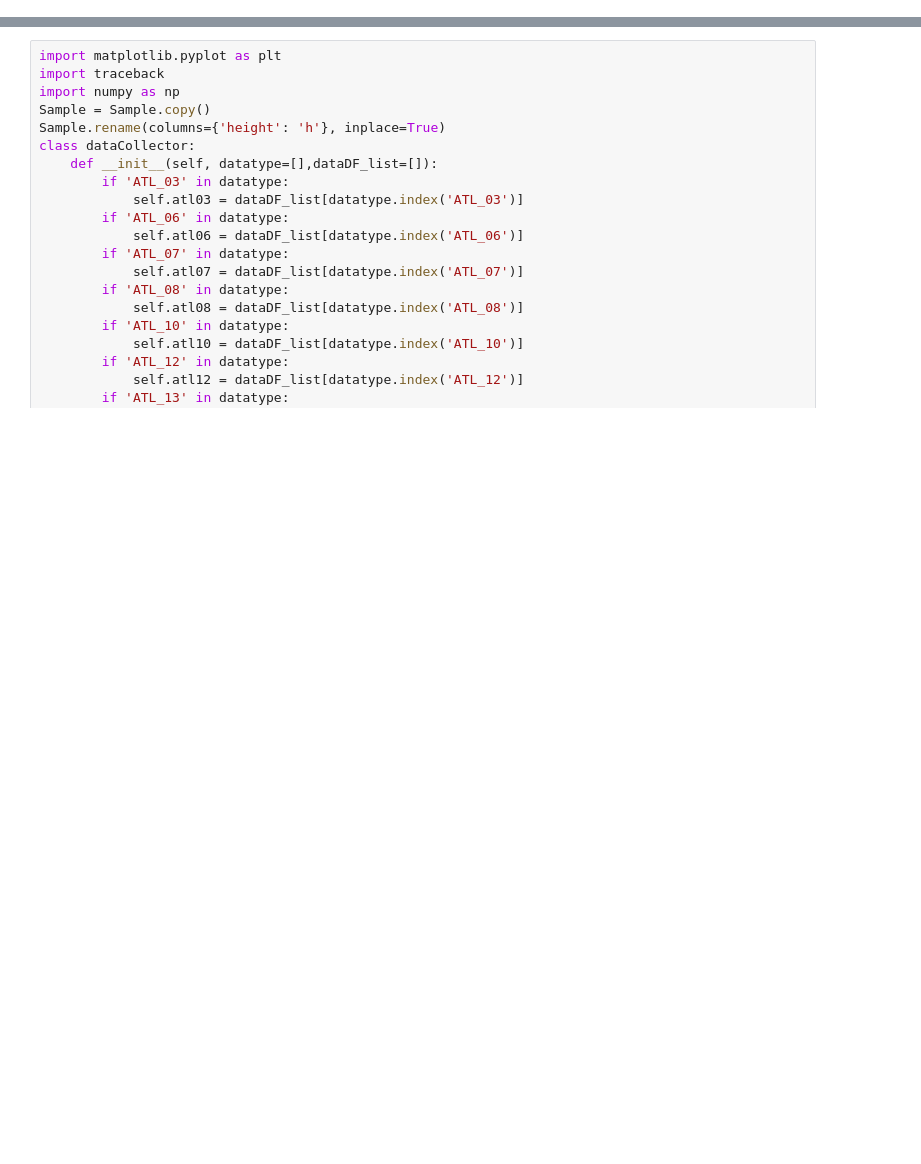
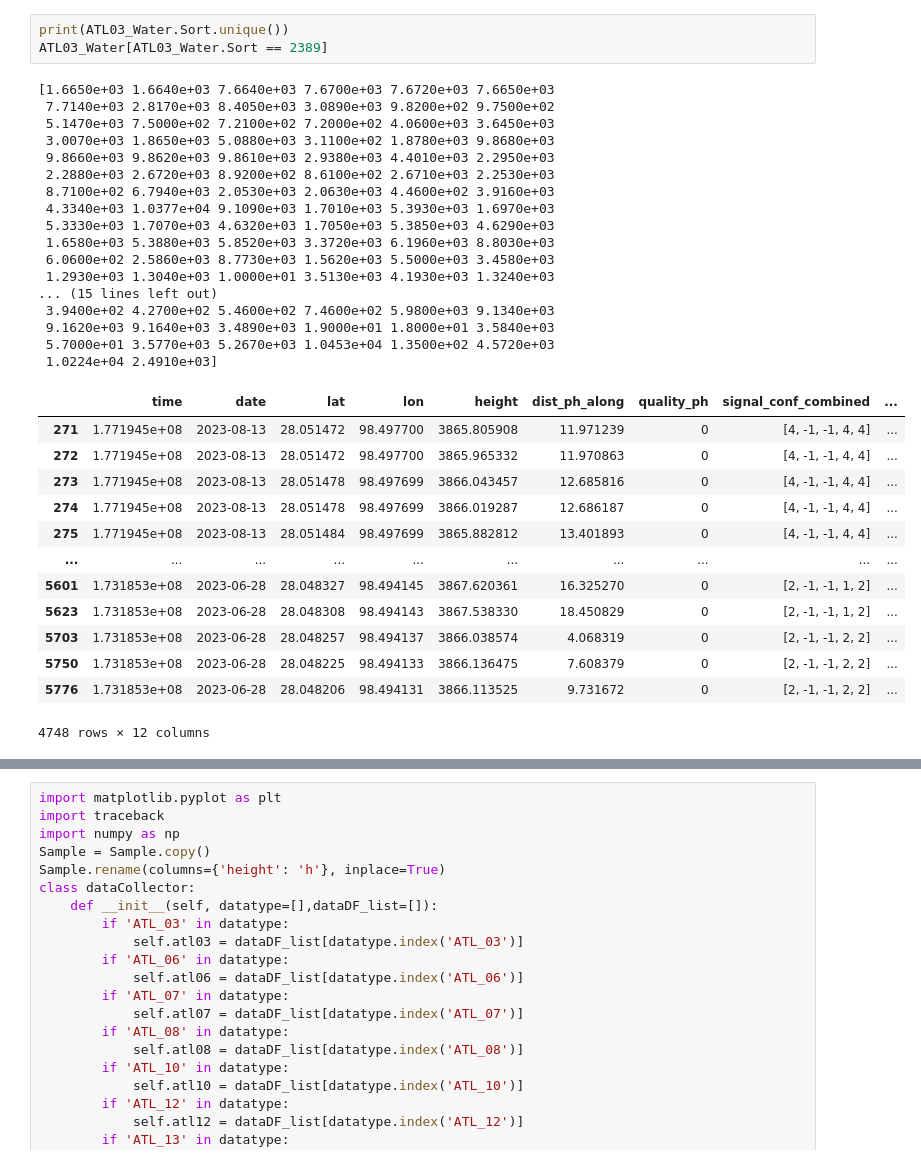
Before and after one commit to wurenzhe163/Gis_Script, a Jupyter notebook: 06_ICEsat-2/icepyx-ICEsat-2_My/03_ICESat-2数据点整合与分析.ipynb, the cells around one changed output, grey strips where cells are left out. Drawn from its saved outputs; the diff is of its cells as text; blank space fills up the shorter version.

```diff
--- a/06_ICEsat-2/icepyx-ICEsat-2_My/03_ICESat-2数据点整合与分析.ipynb
+++ b/06_ICEsat-2/icepyx-ICEsat-2_My/03_ICESat-2数据点整合与分析.ipynb
@@ -117 +98,35 @@ print(result_df)
+# %%
+print(ATL03_Water.Sort.unique())
+ATL03_Water[ATL03_Water.Sort == 2389]
+# %% [output]
+[1.6650e+03 1.6640e+03 7.6640e+03 7.6700e+03 7.6720e+03 7.6650e+03
+ 7.7140e+03 2.8170e+03 8.4050e+03 3.0890e+03 9.8200e+02 9.7500e+02
+ 5.1470e+03 7.5000e+02 7.2100e+02 7.2000e+02 4.0600e+03 3.6450e+03
+ 3.0070e+03 1.8650e+03 5.0880e+03 3.1100e+02 1.8780e+03 9.8680e+03
+ 9.8660e+03 9.8620e+03 9.8610e+03 2.9380e+03 4.4010e+03 2.2950e+03
+ 2.2880e+03 2.6720e+03 8.9200e+02 8.6100e+02 2.6710e+03 2.2530e+03
+ 8.7100e+02 6.7940e+03 2.0530e+03 2.0630e+03 4.4600e+02 3.9160e+03
+ 4.3340e+03 1.0377e+04 9.1090e+03 1.7010e+03 5.3930e+03 1.6970e+03
+ 5.3330e+03 1.7070e+03 4.6320e+03 1.7050e+03 5.3850e+03 4.6290e+03
+ 1.6580e+03 5.3880e+03 5.8520e+03 3.3720e+03 6.1960e+03 8.8030e+03
+ 6.0600e+02 2.5860e+03 8.7730e+03 1.5620e+03 5.5000e+03 3.4580e+03
+ 1.2930e+03 1.3040e+03 1.0000e+01 3.5130e+03 4.1930e+03 1.3240e+03
+... (15 lines left out)
+ 3.9400e+02 4.2700e+02 5.4600e+02 7.4600e+02 5.9800e+03 9.1340e+03
+ 9.1620e+03 9.1640e+03 3.4890e+03 1.9000e+01 1.8000e+01 3.5840e+03
+ 5.7000e+01 3.5770e+03 5.2670e+03 1.0453e+04 1.3500e+02 4.5720e+03
+ 1.0224e+04 2.4910e+03]
+|  | time | date | lat | lon | height | dist_ph_along | quality_ph | signal_conf_combined | ... |
+| 271 | 1.771945e+08 | 2023-08-13 | 28.051472 | 98.497700 | 3865.805908 | 11.971239 | 0 | [4, -1, -1, 4, 4] | ... |
+| 272 | 1.771945e+08 | 2023-08-13 | 28.051472 | 98.497700 | 3865.965332 | 11.970863 | 0 | [4, -1, -1, 4, 4] | ... |
+| 273 | 1.771945e+08 | 2023-08-13 | 28.051478 | 98.497699 | 3866.043457 | 12.685816 | 0 | [4, -1, -1, 4, 4] | ... |
+| 274 | 1.771945e+08 | 2023-08-13 | 28.051478 | 98.497699 | 3866.019287 | 12.686187 | 0 | [4, -1, -1, 4, 4] | ... |
+| 275 | 1.771945e+08 | 2023-08-13 | 28.051484 | 98.497699 | 3865.882812 | 13.401893 | 0 | [4, -1, -1, 4, 4] | ... |
+| ... | ... | ... | ... | ... | ... | ... | ... | ... | ... |
+| 5601 | 1.731853e+08 | 2023-06-28 | 28.048327 | 98.494145 | 3867.620361 | 16.325270 | 0 | [2, -1, -1, 1, 2] | ... |
+| 5623 | 1.731853e+08 | 2023-06-28 | 28.048308 | 98.494143 | 3867.538330 | 18.450829 | 0 | [2, -1, -1, 1, 2] | ... |
+| 5703 | 1.731853e+08 | 2023-06-28 | 28.048257 | 98.494137 | 3866.038574 | 4.068319 | 0 | [2, -1, -1, 2, 2] | ... |
+| 5750 | 1.731853e+08 | 2023-06-28 | 28.048225 | 98.494133 | 3866.136475 | 7.608379 | 0 | [2, -1, -1, 2, 2] | ... |
+| 5776 | 1.731853e+08 | 2023-06-28 | 28.048206 | 98.494131 | 3866.113525 | 9.731672 | 0 | [2, -1, -1, 2, 2] | ... |
+4748 rows × 12 columns
 # %%
```
Also changed, not shown: parts of 15 cells of this notebook, 3 other files.
